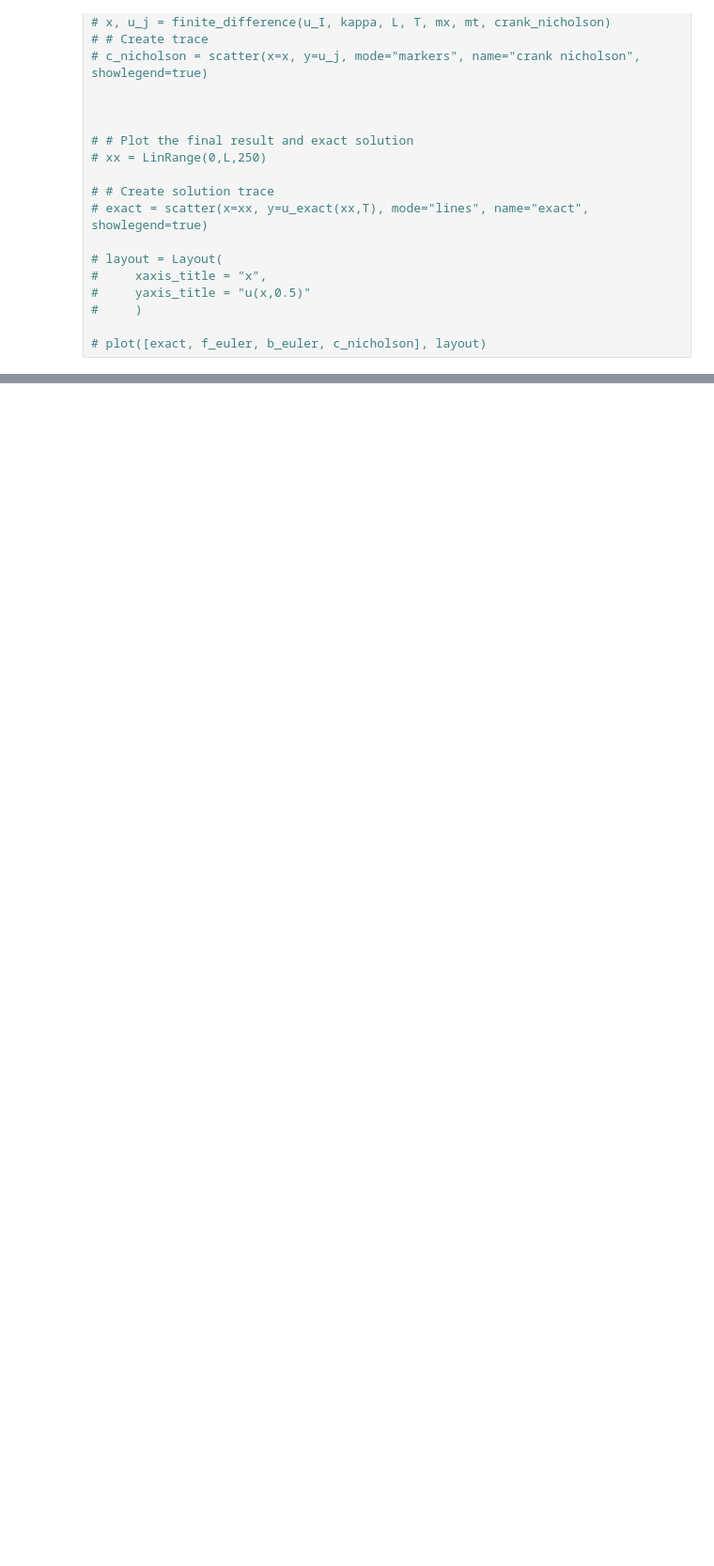
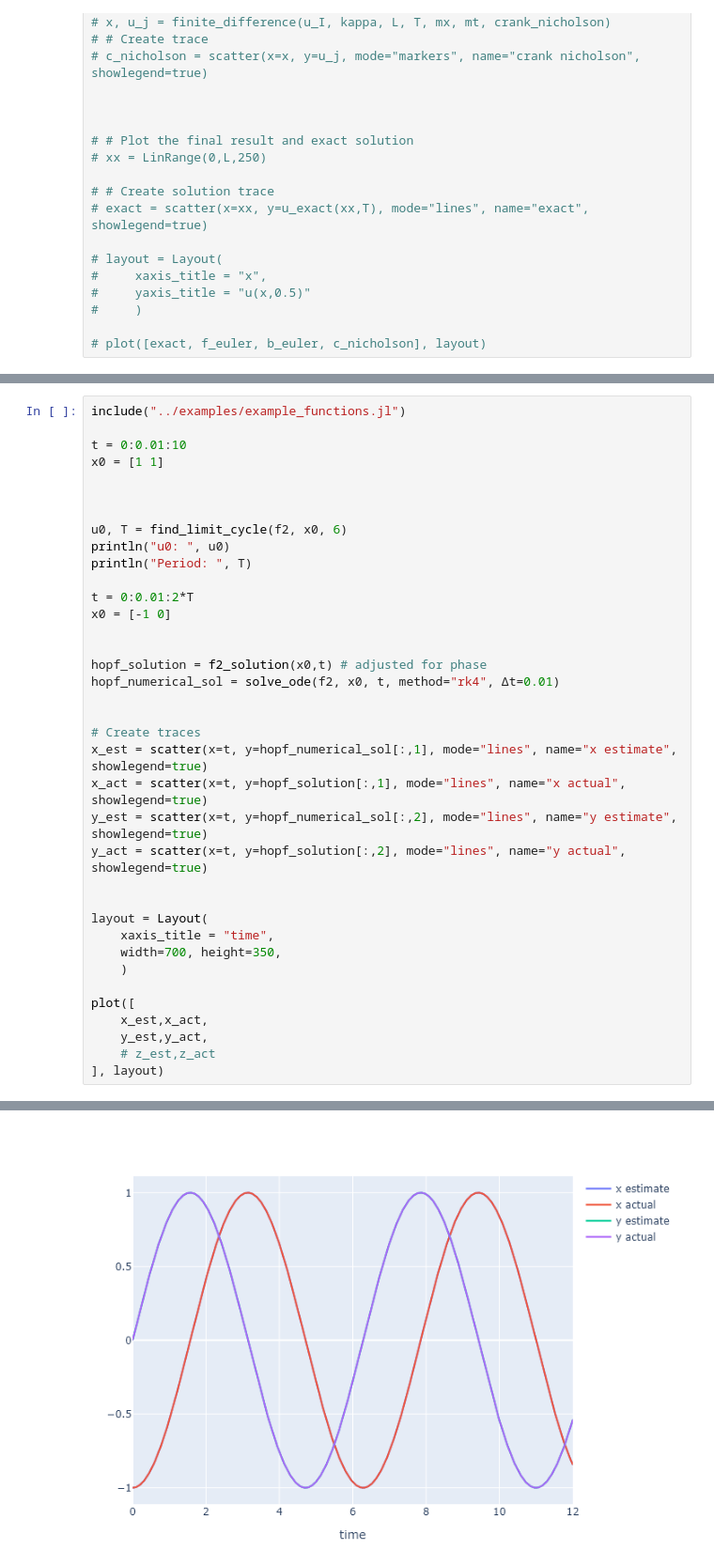
Before and after one commit to crispianm/SciComp, a Jupyter notebook: reference/tests.ipynb, the cells around one changed output, grey strips where cells are left out. Shown at 94% size. Saved outputs shown, nothing was run; the diff lists cells and outputs as text; blank space fills up the shorter version.

```diff
--- a/reference/tests.ipynb
+++ b/reference/tests.ipynb
@@ -216,0 +209,38 @@ Test Passed
+# %%
+include("../examples/example_functions.jl")
+
+t = 0:0.01:10
+x0 = [1 1]
+
+
+
+u0, T = find_limit_cycle(f2, x0, 6)
+println("u0: ", u0)
+println("Period: ", T)
+
+t = 0:0.01:2*T
+x0 = [-1 0]
+
+
+hopf_solution = f2_solution(x0,t) # adjusted for phase
+hopf_numerical_sol = solve_ode(f2, x0, t, method="rk4", Δt=0.01)
+
+
+# Create traces
+x_est = scatter(x=t, y=hopf_numerical_sol[:,1], mode="lines", name="x estimate", showlegend=true)
+x_act = scatter(x=t, y=hopf_solution[:,1], mode="lines", name="x actual", showlegend=true)
+y_est = scatter(x=t, y=hopf_numerical_sol[:,2], mode="lines", name="y estimate", showlegend=true)
+y_act = scatter(x=t, y=hopf_solution[:,2], mode="lines", name="y actual", showlegend=true)
+
+
+layout = Layout(
+    xaxis_title = "time",
+    width=700, height=350,
+    )
+
+plot([
+    x_est,x_act,
+    y_est,y_act,
+    # z_est,z_act
+], layout)
+# %% [output]
@@ -216,0 +249 @@ Test Passed
+[figure, added]
```
Also changed, not shown: parts of 12 cells of this notebook, 6 other files.
